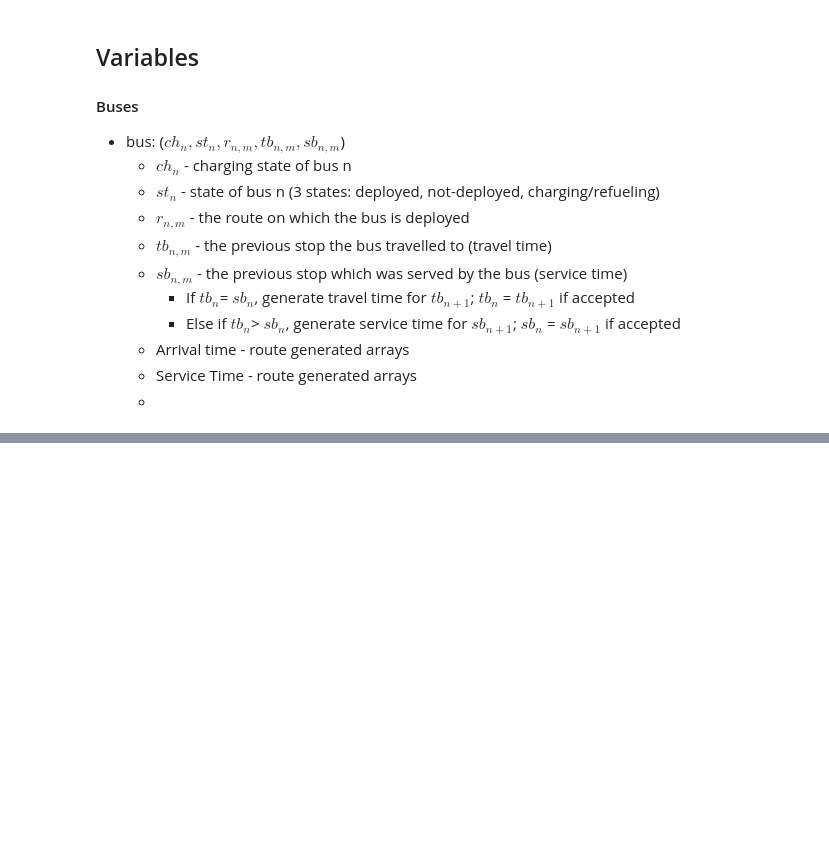
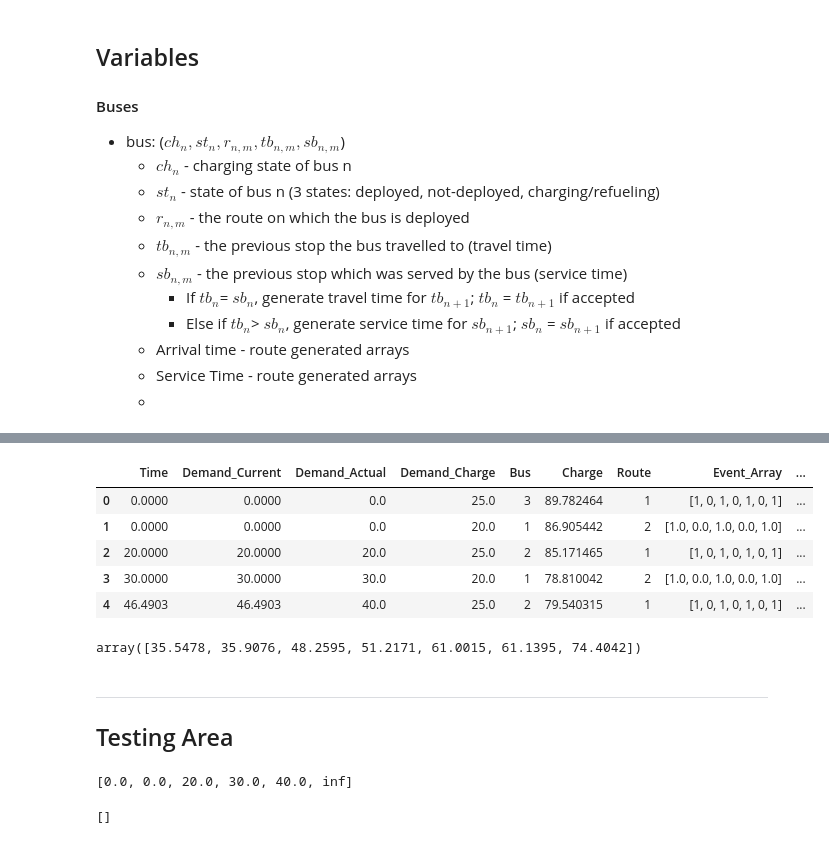
Before and after one commit to krishrao9/IOE574_Project, a Jupyter notebook: program.ipynb, the cells around one changed output, grey strips where cells are left out. Saved outputs shown, nothing was run; the diff lists cells and outputs as text; code cells hidden in the pictures; blank space fills up the shorter version.

```diff
--- a/program.ipynb
+++ b/program.ipynb
@@ -77,0 +481,26 @@ route_t
+# %%
+bd_table
+# %% [output]
+|  | Time | Demand_Current | Demand_Actual | Demand_Charge | Bus | Charge | Route | Event_Array | ... |
+| 0 | 0.0000 | 0.0000 | 0.0 | 25.0 | 3 | 89.782464 | 1 | [1, 0, 1, 0, 1, 0, 1] | ... |
+| 1 | 0.0000 | 0.0000 | 0.0 | 20.0 | 1 | 86.905442 | 2 | [1.0, 0.0, 1.0, 0.0, 1.0] | ... |
+| 2 | 20.0000 | 20.0000 | 20.0 | 25.0 | 2 | 85.171465 | 1 | [1, 0, 1, 0, 1, 0, 1] | ... |
+| 3 | 30.0000 | 30.0000 | 30.0 | 20.0 | 1 | 78.810042 | 2 | [1.0, 0.0, 1.0, 0.0, 1.0] | ... |
+| 4 | 46.4903 | 46.4903 | 40.0 | 25.0 | 2 | 79.540315 | 1 | [1, 0, 1, 0, 1, 0, 1] | ... |
+# %%
+bd_table['Time_Array'][4]
+# %% [output]
+array([35.5478, 35.9076, 48.2595, 51.2171, 61.0015, 61.1395, 74.4042])
+# %% [markdown]
+___
+## Testing Area
+# %%
+demand_at, demand_r, demand_c = gen_demands(n_routes, T)
+demand_at
+# %% [output]
+[0.0, 0.0, 20.0, 30.0, 40.0, inf]
+# %%
+demand_at.pop(0)
+demand_at
+# %% [output]
+[]
```
Also changed, not shown: parts of 15 cells of this notebook, 3 other files.
